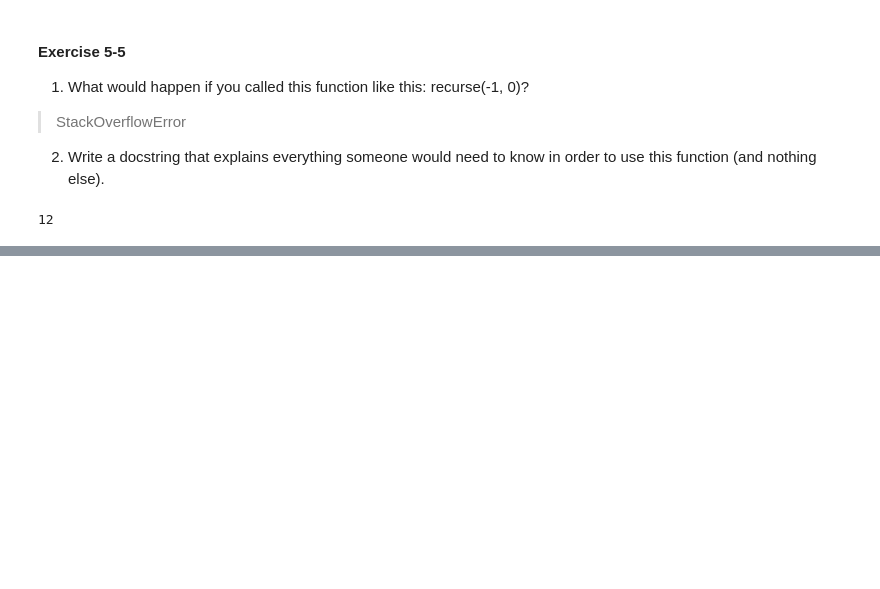
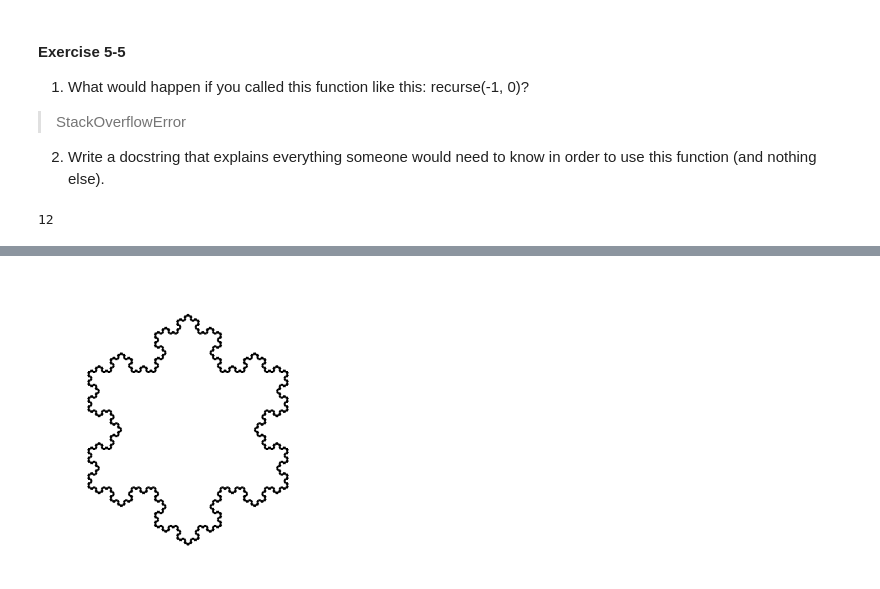
Before and after one commit to tudoanh/julia_code, a Jupyter notebook: Think Julia Exercises.ipynb, the cells around one changed output, grey strips where cells are left out. Saved outputs shown, nothing was run; the diff lists cells and outputs as text; code cells hidden in the pictures; blank space fills up the shorter version.

```diff
--- a/Think Julia Exercises.ipynb
+++ b/Think Julia Exercises.ipynb
@@ -415,0 +492,15 @@ recurse(4, 2)
+# %%
+function snowflake(t, len)
+    for i in 1:3
+        kock(t, len)
+        turn(t, 120)
+    end
+end
+
+🐢 = Turtle(-100, -50)
+
+@draw begin
+    snowflake(🐢, 200)
+end 300 300
+# %% [output]
+[figure, added]
```
Also changed, not shown: parts of 4 cells of this notebook.
